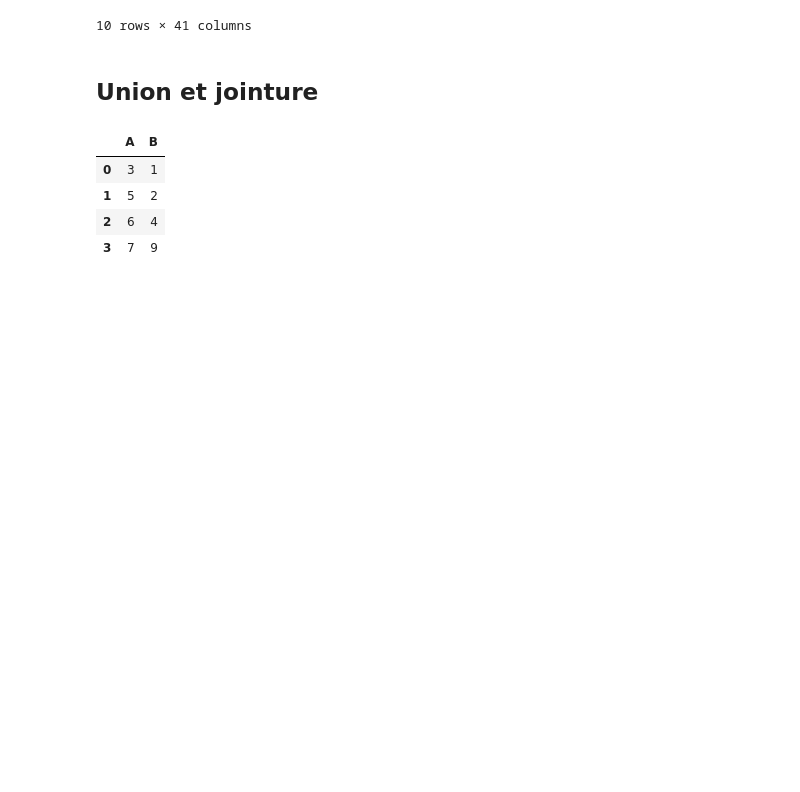
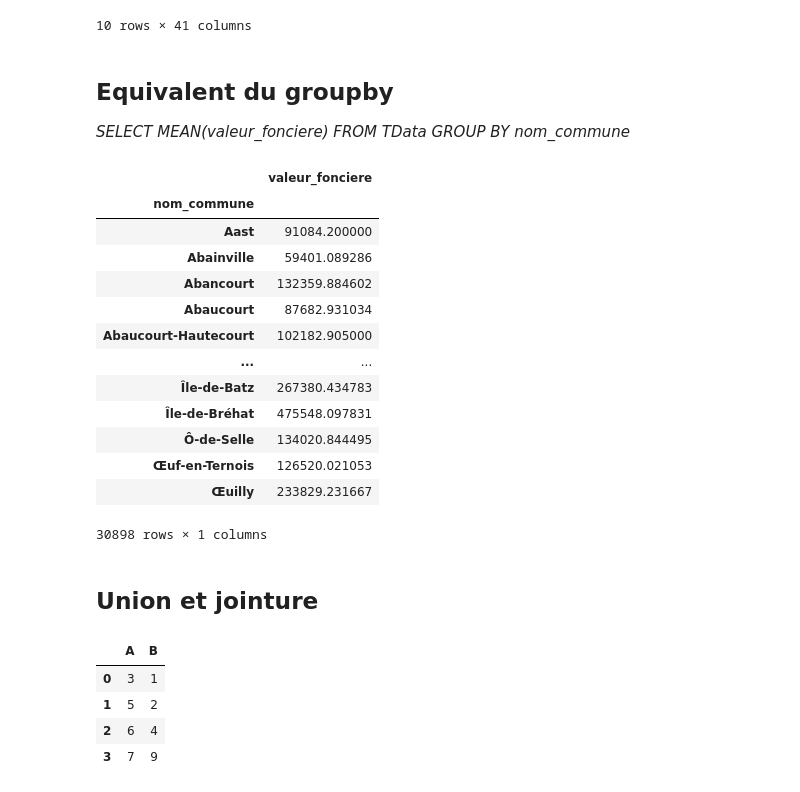
Before and after one commit to anthonymoisan/Predict_Immo, a Jupyter notebook: src/LearnPython.ipynb, the cells around one changed output. Saved outputs shown, nothing was run; the diff lists cells and outputs as text; code cells hidden in the pictures; blank space fills up the shorter version.

```diff
--- a/src/LearnPython.ipynb
+++ b/src/LearnPython.ipynb
@@ -342,6 +355,27 @@ df.sort_values(['valeur_fonciere', 'surface_reelle_bati'], ascending = [False, T
 | 4060985 | 2021-1478097 | 2021-01-21 | 1 | Vente | 620000000.0 | 36.0 | ... |
 | 4366697 | 2021-1618560 | 2021-01-29 | 1 | Vente | 440840000.0 | 26.0 | ... |
 10 rows × 41 columns
+# %% [markdown]
+## Equivalent du groupby
+*SELECT MEAN(valeur_fonciere) FROM TData
+GROUP BY nom_commune*
+# %%
+df[['valeur_fonciere','nom_commune']].groupby(by=['nom_commune']).mean()
+# %% [output]
+|  | valeur_fonciere |
+| nom_commune |  |
+| Aast | 91084.200000 |
+| Abainville | 59401.089286 |
+| Abancourt | 132359.884602 |
+| Abaucourt | 87682.931034 |
+| Abaucourt-Hautecourt | 102182.905000 |
+| ... | ... |
+| Île-de-Batz | 267380.434783 |
+| Île-de-Bréhat | 475548.097831 |
+| Ô-de-Selle | 134020.844495 |
+| Œuf-en-Ternois | 126520.021053 |
+| Œuilly | 233829.231667 |
+30898 rows × 1 columns
 # %% [markdown]
 ## Union et jointure
 # %%
```
Also changed, not shown: parts of 6 cells of this notebook, 9 other files.
